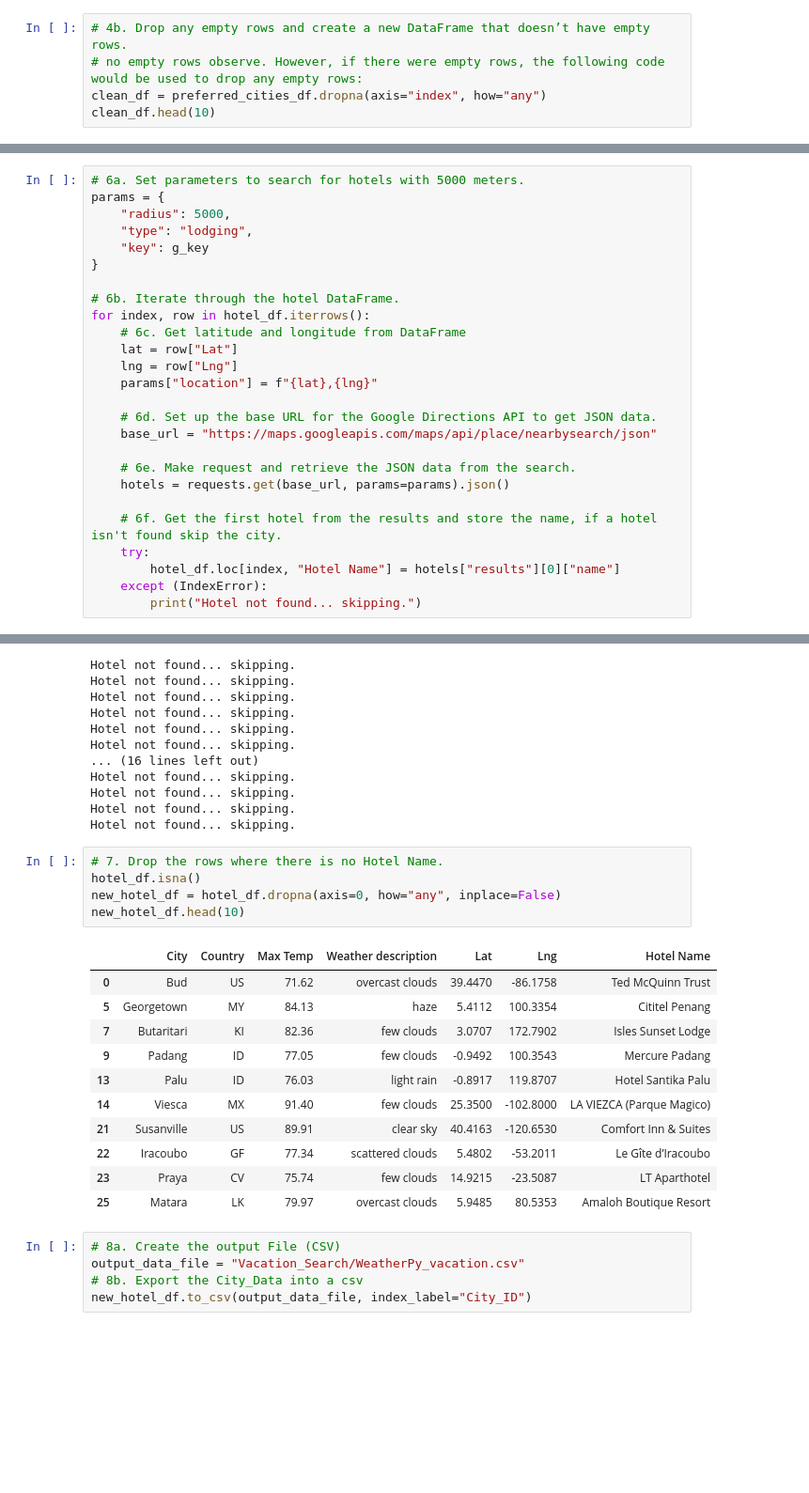
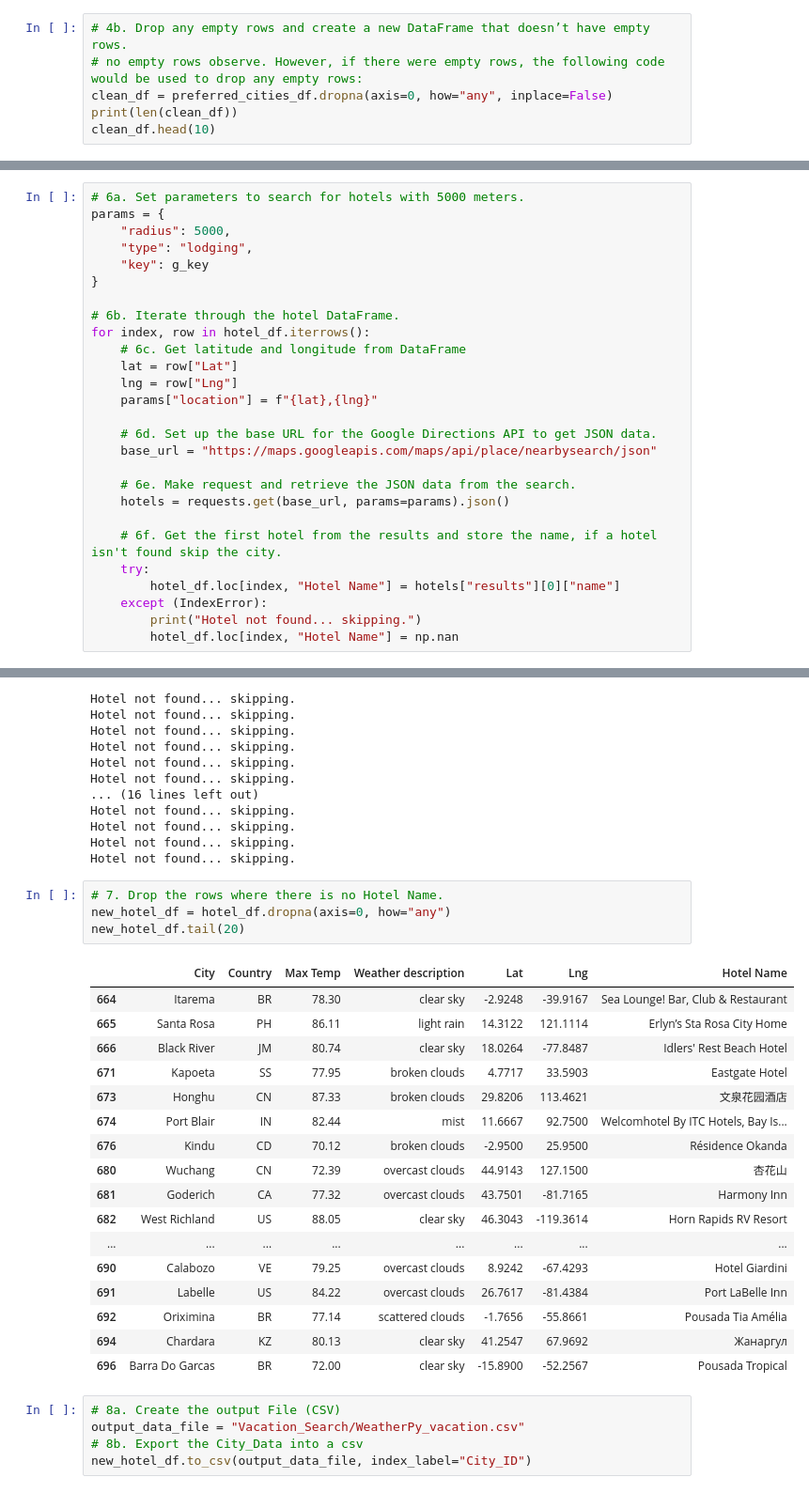
Before and after one commit to KMontero606/World_Weather_Analysis, a Jupyter notebook: Vacation_Search/Vacation_Search.ipynb, the cells around one changed output, grey strips where cells are left out. Shown at 94% size. Drawn from its saved outputs; the diff is of its cells as text; blank space fills up the shorter version.

```diff
--- a/Vacation_Search/Vacation_Search.ipynb
+++ b/Vacation_Search/Vacation_Search.ipynb
@@ -64,6 +72,7 @@ dtype: int64
 # %%
 # 4b. Drop any empty rows and create a new DataFrame that doesn’t have empty rows.
 # no empty rows observe. However, if there were empty rows, the following code would be used to drop any empty rows:
-clean_df = preferred_cities_df.dropna(axis="index", how="any")
+clean_df = preferred_cities_df.dropna(axis=0, how="any", inplace=False)
+print(len(clean_df))
 clean_df.head(10)
 # %% [output]
@@ -123,6 +133,7 @@ for index, row in hotel_df.iterrows():
         hotel_df.loc[index, "Hotel Name"] = hotels["results"][0]["name"]
     except (IndexError):
         print("Hotel not found... skipping.")
+        hotel_df.loc[index, "Hotel Name"] = np.nan
 # %% [output]
 Hotel not found... skipping.
 Hotel not found... skipping.
@@ -143,21 +154,26 @@ Hotel not found... skipping.
 Hotel not found... skipping.
 # %%
 # 7. Drop the rows where there is no Hotel Name.
-hotel_df.isna()
-new_hotel_df = hotel_df.dropna(axis=0, how="any", inplace=False)
-new_hotel_df.head(10)
+new_hotel_df = hotel_df.dropna(axis=0, how="any")
+new_hotel_df.tail(20)
 # %% [output]
 |  | City | Country | Max Temp | Weather description | Lat | Lng | Hotel Name |
-| 0 | Bud | US | 71.62 | overcast clouds | 39.4470 | -86.1758 | Ted McQuinn Trust |
-| 5 | Georgetown | MY | 84.13 | haze | 5.4112 | 100.3354 | Cititel Penang |
-| 7 | Butaritari | KI | 82.36 | few clouds | 3.0707 | 172.7902 | Isles Sunset Lodge |
-| 9 | Padang | ID | 77.05 | few clouds | -0.9492 | 100.3543 | Mercure Padang |
-| 13 | Palu | ID | 76.03 | light rain | -0.8917 | 119.8707 | Hotel Santika Palu |
-| 14 | Viesca | MX | 91.40 | few clouds | 25.3500 | -102.8000 | LA VIEZCA (Parque Magico) |
-| 21 | Susanville | US | 89.91 | clear sky | 40.4163 | -120.6530 | Comfort Inn & Suites |
-| 22 | Iracoubo | GF | 77.34 | scattered clouds | 5.4802 | -53.2011 | Le Gîte d’Iracoubo |
-| 23 | Praya | CV | 75.74 | few clouds | 14.9215 | -23.5087 | LT Aparthotel |
-| 25 | Matara | LK | 79.97 | overcast clouds | 5.9485 | 80.5353 | Amaloh Boutique Resort |
+| 664 | Itarema | BR | 78.30 | clear sky | -2.9248 | -39.9167 | Sea Lounge! Bar, Club & Restaurant |
+| 665 | Santa Rosa | PH | 86.11 | light rain | 14.3122 | 121.1114 | Erlyn’s Sta Rosa City Home |
+| 666 | Black River | JM | 80.74 | clear sky | 18.0264 | -77.8487 | Idlers' Rest Beach Hotel |
+| 671 | Kapoeta | SS | 77.95 | broken clouds | 4.7717 | 33.5903 | Eastgate Hotel |
+| 673 | Honghu | CN | 87.33 | broken clouds | 29.8206 | 113.4621 | 文泉花园酒店 |
+| 674 | Port Blair | IN | 82.44 | mist | 11.6667 | 92.7500 | Welcomhotel By ITC Hotels, Bay Is... |
+| 676 | Kindu | CD | 70.12 | broken clouds | -2.9500 | 25.9500 | Résidence Okanda |
+| 680 | Wuchang | CN | 72.39 | overcast clouds | 44.9143 | 127.1500 | 杏花山 |
+| 681 | Goderich | CA | 77.32 | overcast clouds | 43.7501 | -81.7165 | Harmony Inn |
+| 682 | West Richland | US | 88.05 | clear sky | 46.3043 | -119.3614 | Horn Rapids RV Resort |
+| ... | ... | ... | ... | ... | ... | ... | ... |
+| 690 | Calabozo | VE | 79.25 | overcast clouds | 8.9242 | -67.4293 | Hotel Giardini |
+| 691 | Labelle | US | 84.22 | overcast clouds | 26.7617 | -81.4384 | Port LaBelle Inn |
+| 692 | Oriximina | BR | 77.14 | scattered clouds | -1.7656 | -55.8661 | Pousada Tia Amélia |
+| 694 | Chardara | KZ | 80.13 | clear sky | 41.2547 | 67.9692 | Жанаргул |
+| 696 | Barra Do Garcas | BR | 72.00 | clear sky | -15.8900 | -52.2567 | Pousada Tropical |
 # %%
 # 8a. Create the output File (CSV)
 output_data_file = "Vacation_Search/WeatherPy_vacation.csv"
```
Also changed, not shown: parts of 6 cells of this notebook, 3 other files.
